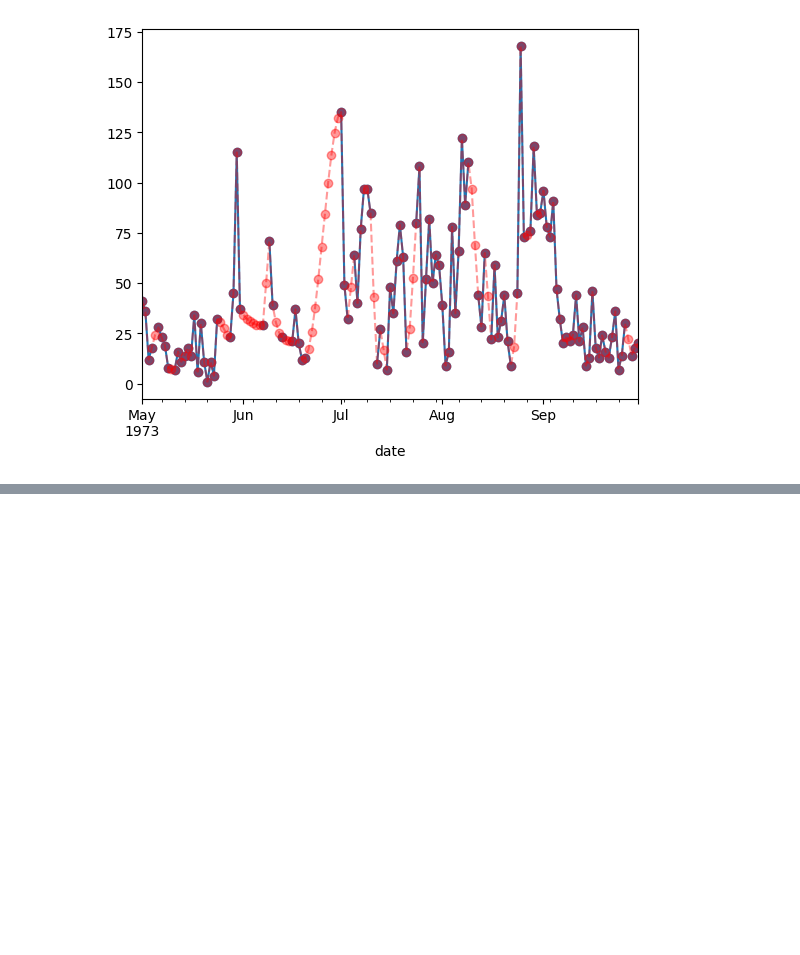
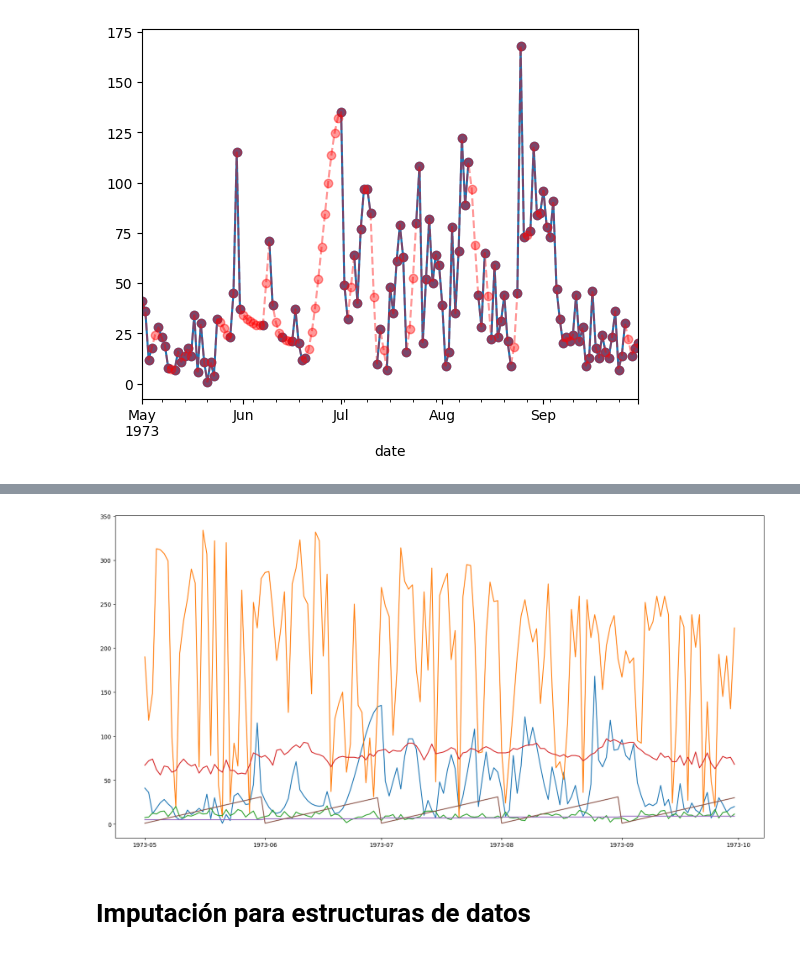
Before and after one commit to Juanipis/IA-EIA, a Jupyter notebook: data_engineer/Imputación de datos nulos.ipynb, the cells around one changed output, grey strips where cells are left out. Cells and saved outputs as stored; diff of their text form; code cells hidden in the pictures; blank space fills up the shorter version.

```diff
--- a/data_engineer/Imputación de datos nulos.ipynb
+++ b/data_engineer/Imputación de datos nulos.ipynb
@@ -132,0 +190,3 @@ plt.show()
+# %%
+airquality_df.solar_r = airquality_df.solar_r.interpolate(method='pchip')
+airquality_df.info()
@@ -132,0 +208,8 @@ plt.show()
+# %%
+plt.figure(figsize=(20,10))
+plt.plot(airquality_df.drop('year', axis=1))
+plt.show()
+# %% [output]
+[figure, added]
+# %% [markdown]
+# Imputación para estructuras de datos
```
Also changed, not shown: parts of 24 cells of this notebook.
